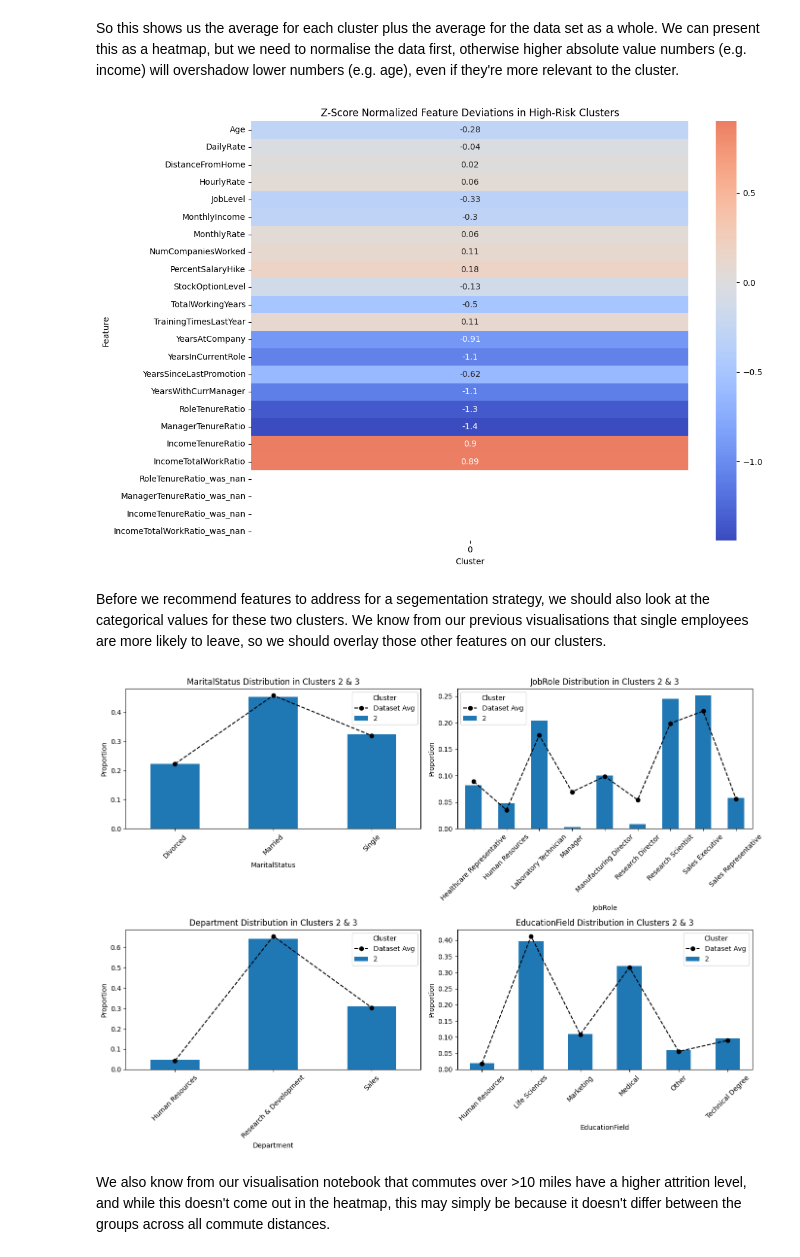
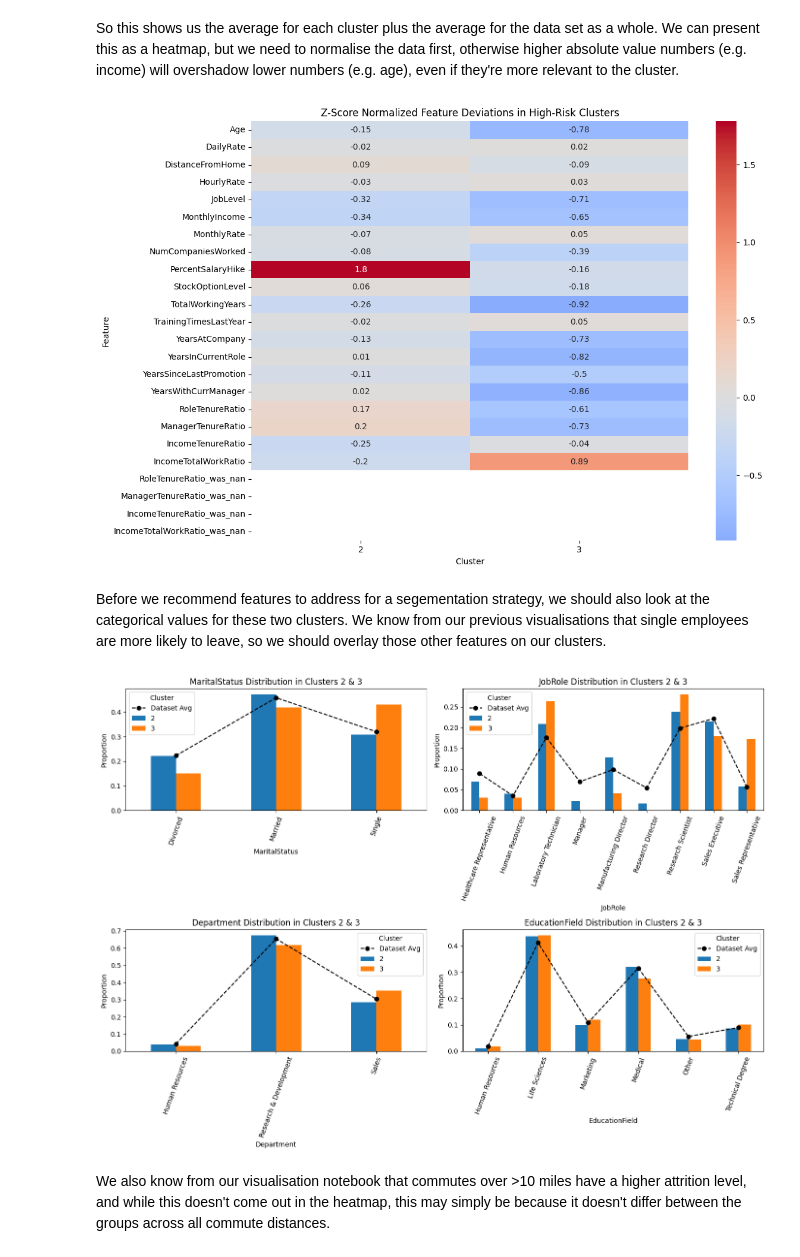
Before and after one commit to illusio666/employee_attrition_analysis, a Jupyter notebook: jupyter_notebooks/4. employee_attrition_ml_clustering.ipynb, the cells around one changed output. Cells and saved outputs as stored; diff of their text form; code cells hidden in the pictures.

```diff
--- a/jupyter_notebooks/4. employee_attrition_ml_clustering.ipynb
+++ b/jupyter_notebooks/4. employee_attrition_ml_clustering.ipynb
@@ -60,7 +60,7 @@ scaler = StandardScaler()
 X_scaled = scaler.fit_transform(X_encoded)
 
 # Step 4: Run KMeans clustering
-kmeans = KMeans(n_clusters=3, random_state=42)
+kmeans = KMeans(n_clusters=5, random_state=42)
 cluster_labels = kmeans.fit_predict(X_scaled)
 
 # Step 5: Create cluster DataFrame
@@ -266,7 +208,7 @@ plt.xlabel("Cluster")
 plt.tight_layout()
 plt.show()
 # %% [output]
-[figure, old version]
+[figure, new version]
 # %% [markdown]
 Before we recommend features to address for a segementation strategy, we should also look at the categorical values for these two clusters. We know from our previous visualisations that single employees are more likely to leave, so we should overlay those other features on our clusters.
 # %%
@@ -293,35 +235,35 @@ for i, col in enumerate(cat_cols):
         .sort_index()
     )
 
     # Cluster-specific proportions
     cluster_props = (
         cluster_cats.groupby(["Cluster", col])
         .size()
         .unstack(fill_value=0)
         .apply(lambda x: x / x.sum(), axis=1)
         .T
         .sort_index()
     )
 
     # Align categories
     all_categories = sorted(set(dataset_props.index).union(cluster_props.index))
     dataset_props = dataset_props.reindex(all_categories, fill_value=0)
     cluster_props = cluster_props.reindex(all_categories)
 
     # Plot bars
     cluster_props.plot(kind="bar", ax=axes[i])
     axes[i].plot(dataset_props.values, color="black", linestyle="--", marker="o", label="Dataset Avg")
 
     axes[i].set_title(f"{col} Distribution in Clusters 2 & 3")
     axes[i].set_ylabel("Proportion")
     axes[i].set_xlabel(col)
     axes[i].legend(title="Cluster")
-    axes[i].tick_params(axis="x", rotation=45)
+    axes[i].tick_params(axis="x", rotation=70)
 
 plt.tight_layout()
 plt.show()
 # %% [output]
-[figure, old version]
+[figure, new version]
 # %% [markdown]
 We also know from our visualisation notebook that commutes over >10 miles have a higher attrition level, and while this doesn't come out in the heatmap, this may simply be because it doesn't differ between the groups across all commute distances.
 # %%
```
Also changed, not shown: parts of 11 cells of this notebook.
